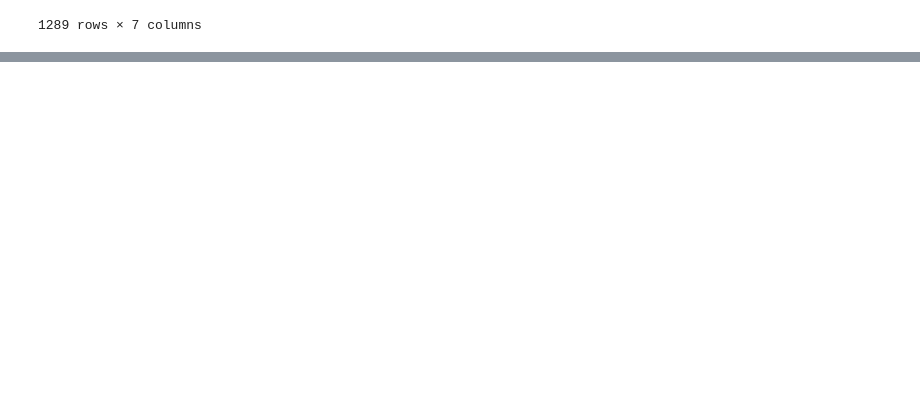
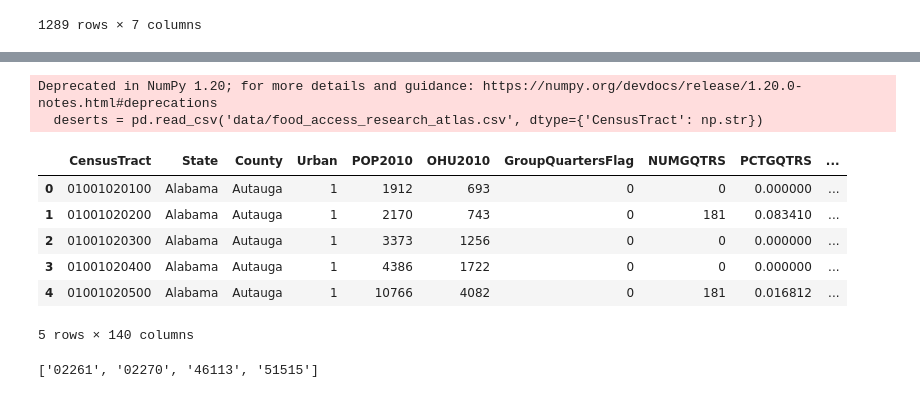
Before and after one commit to cgnik/school-datascience, a Jupyter notebook: food-census.ipynb, the cells around one changed output, grey strips where cells are left out. Drawn from its saved outputs; the diff is of its cells as text; code cells hidden in the pictures; blank space fills up the shorter version.

```diff
--- a/food-census.ipynb
+++ b/food-census.ipynb
@@ -244,0 +238,22 @@ r.loc[~r['FOOD_INSECURE_HOUSE'].isin(['unknown', 'secure'])]
+# %%
+deserts = pd.read_csv('data/food_access_research_atlas.csv', dtype={'CensusTract': np.str})
+deserts.drop(['TractSeniors', 'TractWhite', 'TractBlack', 'TractAsian', 'TractNHOPI', 'TractAIAN',
+                                    'TractOMultir', 'TractHispanic'], inplace=True, axis=1)
+deserts['FIPS_CODE'] = deserts['CensusTract'].str.slice(0, 5)
+deserts.head()
+# %% [output]
+Deprecated in NumPy 1.20; for more details and guidance: https://numpy.org/devdocs/release/1.20.0-notes.html#deprecations
+  deserts = pd.read_csv('data/food_access_research_atlas.csv', dtype={'CensusTract': np.str})
+|  | CensusTract | State | County | Urban | POP2010 | OHU2010 | GroupQuartersFlag | NUMGQTRS | PCTGQTRS | ... |
+| 0 | 01001020100 | Alabama | Autauga | 1 | 1912 | 693 | 0 | 0 | 0.000000 | ... |
+| 1 | 01001020200 | Alabama | Autauga | 1 | 2170 | 743 | 0 | 181 | 0.083410 | ... |
+| 2 | 01001020300 | Alabama | Autauga | 1 | 3373 | 1256 | 0 | 0 | 0.000000 | ... |
+| 3 | 01001020400 | Alabama | Autauga | 1 | 4386 | 1722 | 0 | 0 | 0.000000 | ... |
+| 4 | 01001020500 | Alabama | Autauga | 1 | 10766 | 4082 | 0 | 181 | 0.016812 | ... |
+5 rows × 140 columns
+# %%
+deserts.groupby('FIPS_CODE').agg('sum')
+nono = [n for n in list(deserts['FIPS_CODE'].unique()) if n not in fipses]
+nono
+# %% [output]
+['02261', '02270', '46113', '51515']
```
Also changed, not shown: parts of 7 cells of this notebook, 4 other files.
